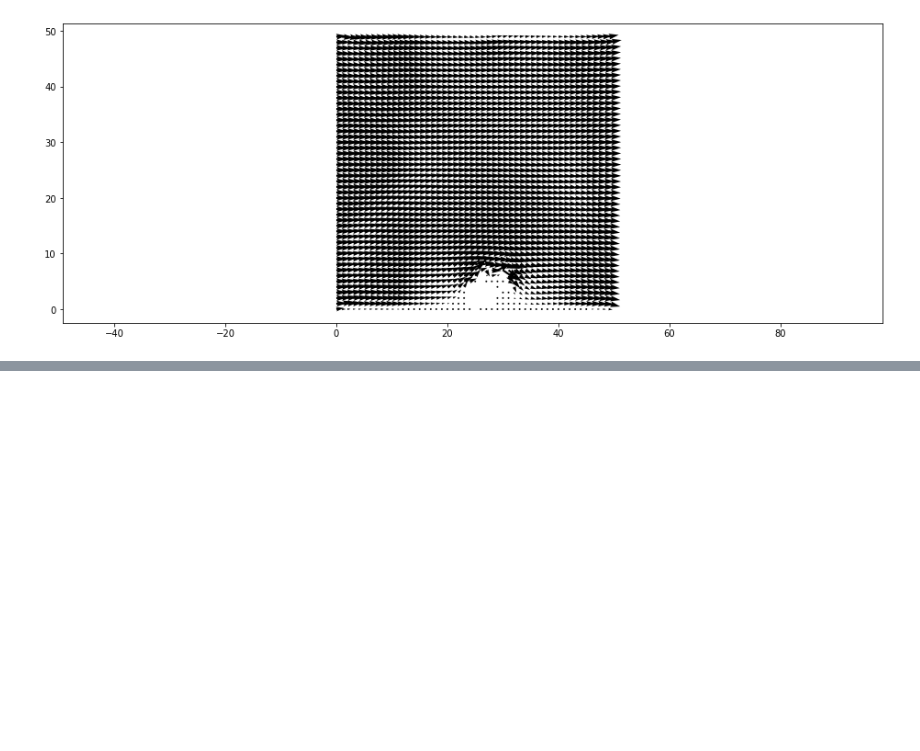
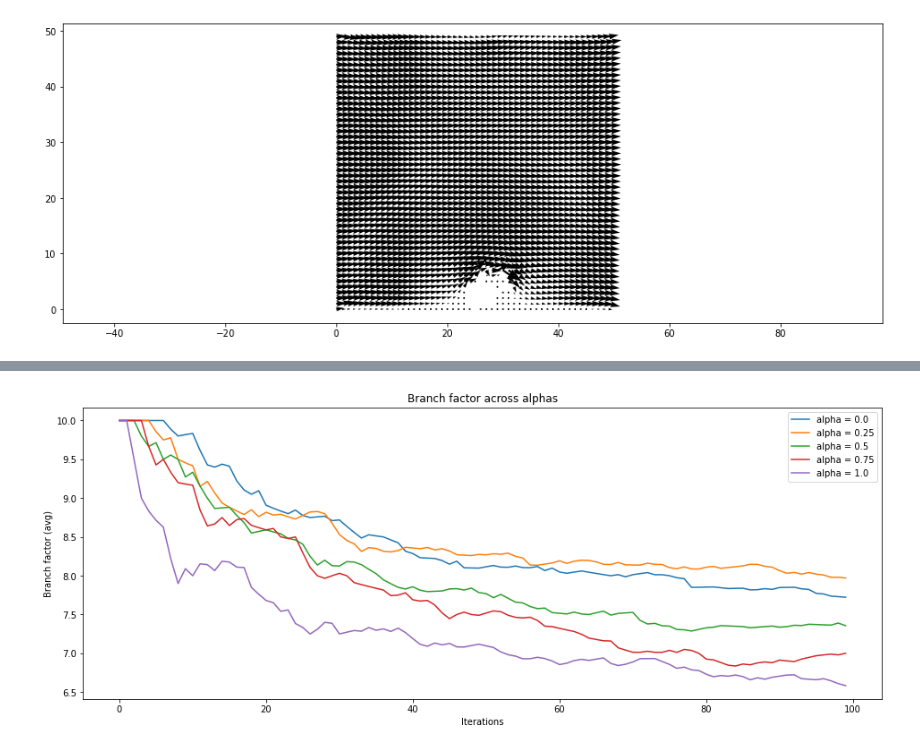
Before and after one commit to Lut99/KoraalKnakkers, a Jupyter notebook: DLA final.ipynb, the cells around one changed output, grey strips where cells are left out. Drawn from its saved outputs; the diff is of its cells as text; code cells hidden in the pictures; blank space fills up the shorter version.

```diff
--- a/DLA final.ipynb
+++ b/DLA final.ipynb
@@ -1105,0 +1237,8 @@ UnsupportedOperation: fileno
+# %%
+avg_alpha_00 = plot_all_branchfactors("outputs/alpha/alpha_00.zip", 0.0, file="alpha_0_0.png")
+avg_alpha_025 = plot_all_branchfactors("outputs/alpha/alpha_025.zip", 0.25, file="alpha_0_25.png")
+avg_alpha_05 = plot_all_branchfactors("outputs/alpha/alpha_05.zip", 0.5, file="alpha_0_5.png")
+avg_alpha_075 = plot_all_branchfactors("outputs/alpha/alpha_075.zip", 0.75, file="alpha_0_75.png")
+avg_alpha_10 = plot_all_branchfactors("outputs/alpha/alpha_10.zip", 1.0, file="alpha_1_0.png")
+# %% [output]
+[figure, added]
```
Also changed, not shown: parts of 11 cells of this notebook, 1 other file.
